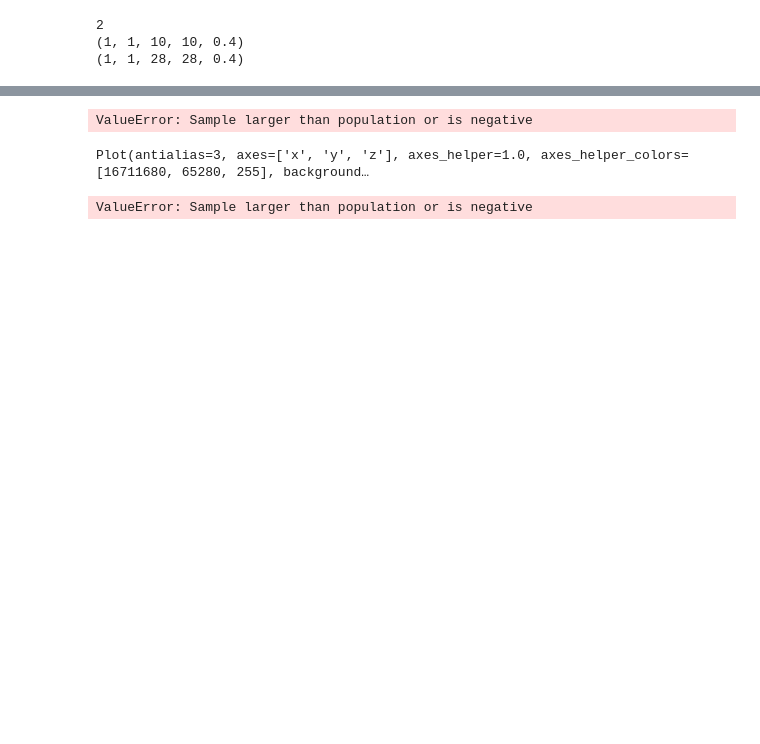
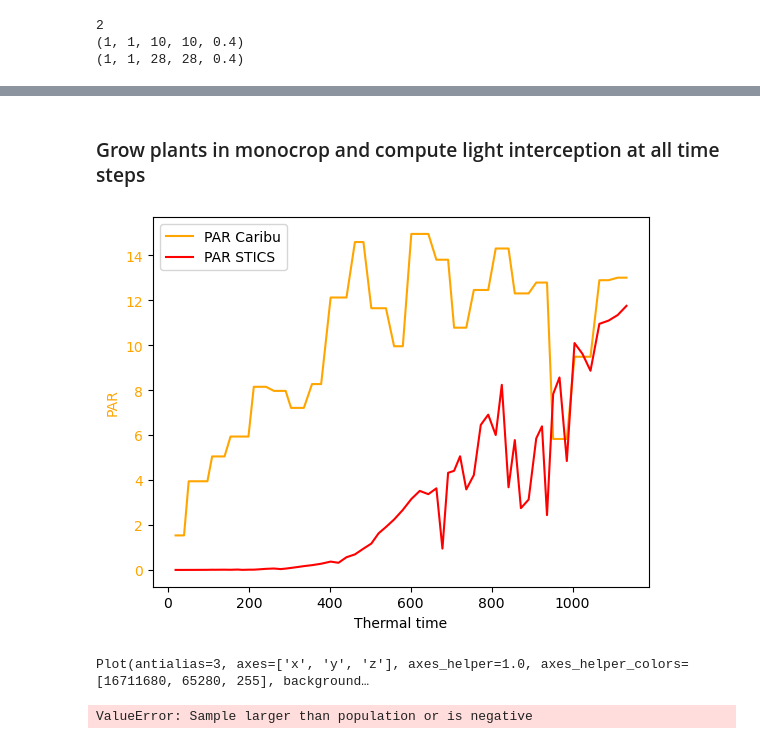
Before and after one commit to orianebro/PhD_Oriane, a Jupyter notebook: Simulations.ipynb, the cells around one changed output, grey strips where cells are left out. Saved outputs shown, nothing was run; the diff lists cells and outputs as text; code cells hidden in the pictures; blank space fills up the shorter version.

```diff
--- a/Simulations.ipynb
+++ b/Simulations.ipynb
@@ -537 +134,13 @@ for combo in archi_parameters_combinations:
+# %%
+def dict_ranges_to_possible_combinations_paired(d):
+
+    parameters_combinations = dict_ranges_to_all_possible_combinations(d)
+
+    # Filter combinations where sowing_density == plant_density
+    filtered_combinations = [
+        combo for combo in parameters_combinations
+        if combo[2] == combo[3]  # Ensure sowing_density == plant_density
+    ]
+
+    return filtered_combinations
 # %%
@@ -666,3 +170,5 @@ def compute_light_inter(scene):
+# %% [markdown]
+### Grow plants in monocrop and compute light interception at all time steps
 # %%
 def algo(archi_parameters, constraints_crop, crop_parameters, tt_cum):
 
@@ -670,7 +176,6 @@ def algo(archi_parameters, constraints_crop, crop_parameters, tt_cum):
     seed(100)
 
     # Spatial arrangement parameters
-    nice_green = Color3((50, 100, 0))
     nb_of_plants, positions, domain, domain_area, unit = agronomic_plot(*crop_parameters, noise=0.1)
 
     # Generate potential plant of monocrop
@@ -681,8 +186,8 @@ def algo(archi_parameters, constraints_crop, crop_parameters, tt_cum):
     par_caribu = []
     for i, tt in enumerate(tt_cum):
         constraints_crop_tt = [constraints_crop[0][i], constraints_crop[1][i]]
-        constraints_plants = distribute_among_plants(constraints_crop_tt, nb_of_plants)
-        growing_plant = grow_plant(potential_plant, tt, constraints_plants)
+        constraints_plants = distribute_constraint_among_plants(constraints_crop_tt, nb_of_plants)
+        growing_plant = grow_plant_from_constraint(potential_plant, tt, constraints_plants)
         plants = [growing_plant] * nb_of_plants
         if i > 0:
             # stand
@@ -697,4 +219,3 @@ def algo(archi_parameters, constraints_crop, crop_parameters, tt_cum):
 # %%
-algo(archi_parameters_combinations[10], constraints_crop, crop_parameters_combinations[1], tt_cum)
+par_test = algo(archi_parameters_combinations[10], constraints_crop, crop_parameters_combinations[0], tt_cum)
+par_test2 =
-# %% [output]
-ValueError: Sample larger than population or is negative
@@ -718,2 +222,33 @@ for archi in archi_parameters_combinations:
+# %%
+# Sample data
+x = tt_cum[1:]
+y1 = par_test
+# y2 = la_cum[1:-1]
+y3 = par[1:-1]
+
+# Create the plot
+fig, ax1 = plt.subplots()
+
+# Plot the first dataset on the primary y-axis
+ax1.plot(x, y1, '-', color='orange', label='PAR Caribu')
+ax1.plot(x, y3, '-', color='red', label='PAR STICS')
+ax1.set_xlabel('Thermal time')
+ax1.set_ylabel('PAR', color='orange')
+ax1.tick_params(axis='y', labelcolor='orange')
+
+# Create a secondary y-axis
+# ax2 = ax1.twinx()
+# ax2.plot(x, y2, 'g--', label='LAI')
+# ax2.set_ylabel('LAI', color='g')
+# ax2.tick_params(axis='y', labelcolor='g')
+
+# Add legends for both axes
+ax1.legend(loc='upper left')
+# ax2.legend(loc='upper right')
+
+# Show the plot
+plt.show()
+# %% [output]
+[figure, added]
 # %%
 # display_in_NB(archis[0][2], tt_cum[0])
```
Also changed, not shown: parts of 35 cells of this notebook, 8 other files.
